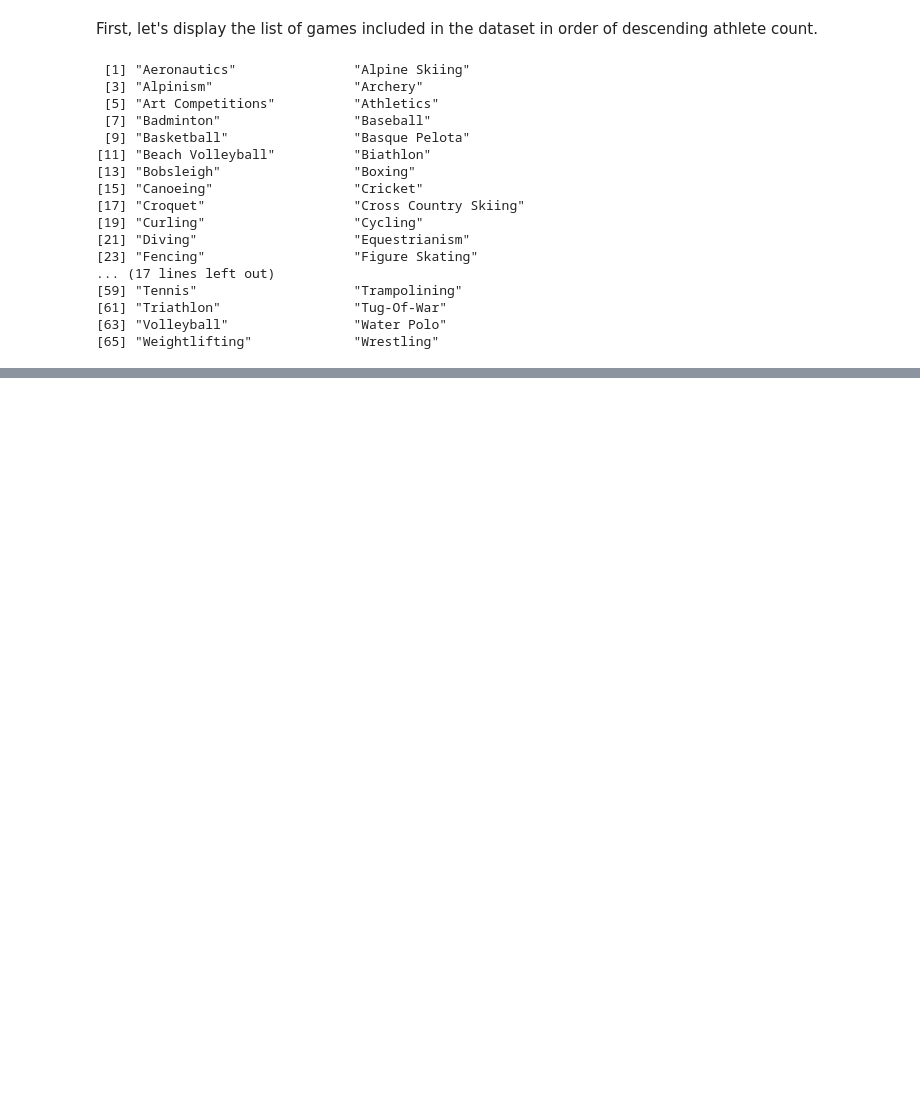
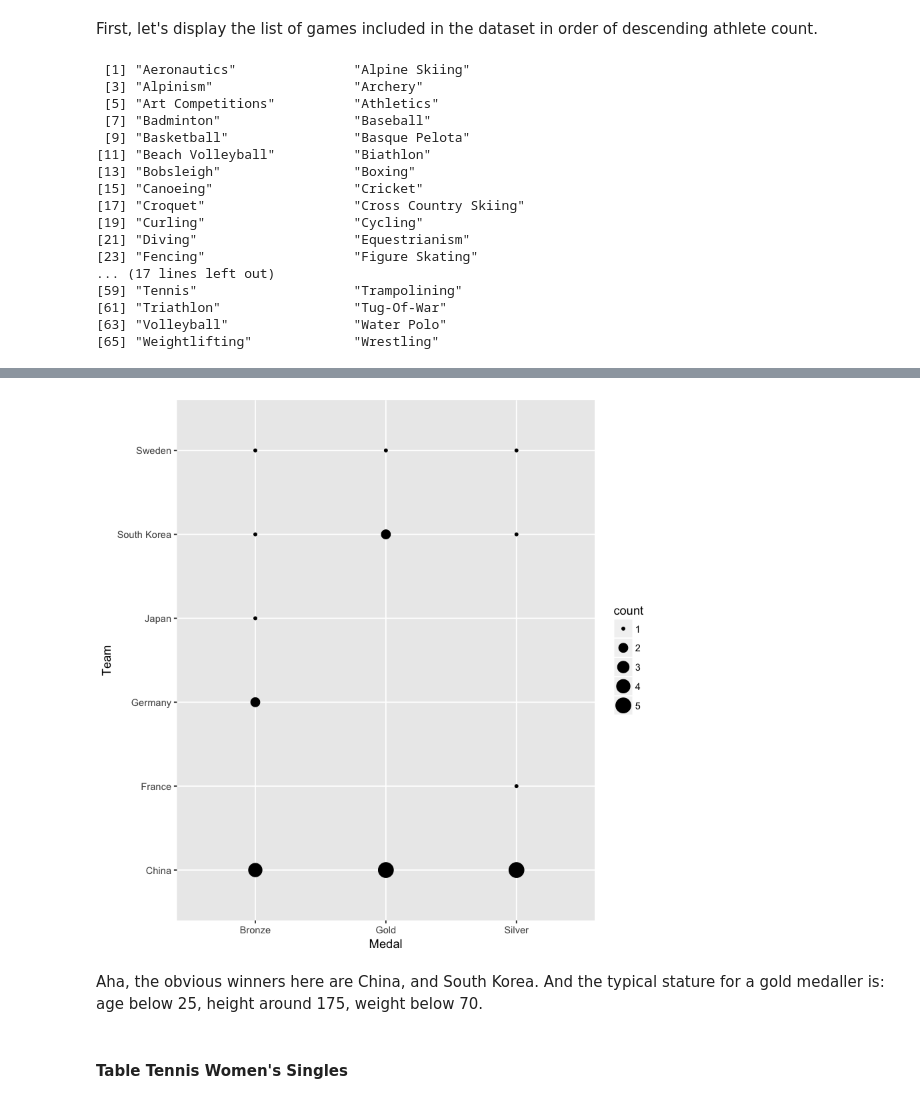
Before and after one commit to ap1303/side_project_1, a Jupyter notebook: Untitled.ipynb, the cells around one changed output, grey strips where cells are left out. Saved outputs shown, nothing was run; the diff lists cells and outputs as text; code cells hidden in the pictures; blank space fills up the shorter version.

```diff
--- a/Untitled.ipynb
+++ b/Untitled.ipynb
@@ -48,0 +163,15 @@ levels(sport.count$Sport)
+# %%
+event <- filter(df, Event == "Table Tennis Men's Singles")
+event <- filter(event, Medal != "NA")
+event <- select(event, ID, Name, Age, Height, Weight, Team, Medal)
+event <- group_by(event, Team, Medal)
+event <- summarize(event, count=n())
+ggplot(event, aes(x=Team, y=Medal)) +
+  geom_point(aes(size=count)) +
+  coord_flip()
+# %% [output]
+[figure, added]
+# %% [markdown]
+Aha, the obvious winners here are China, and South Korea. And the typical stature for a gold medaller is: age below 25, height around 175, weight below 70.
+# %% [markdown]
+#### Table Tennis Women's Singles
```
Also changed, not shown: parts of 52 cells of this notebook.
